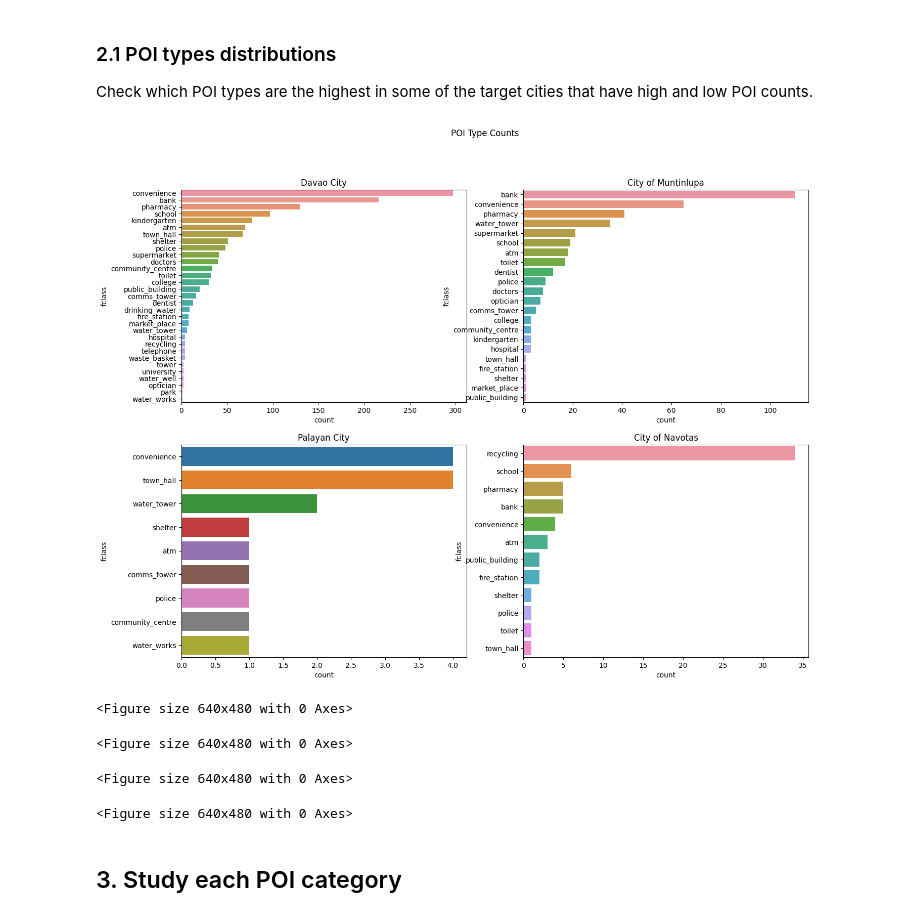
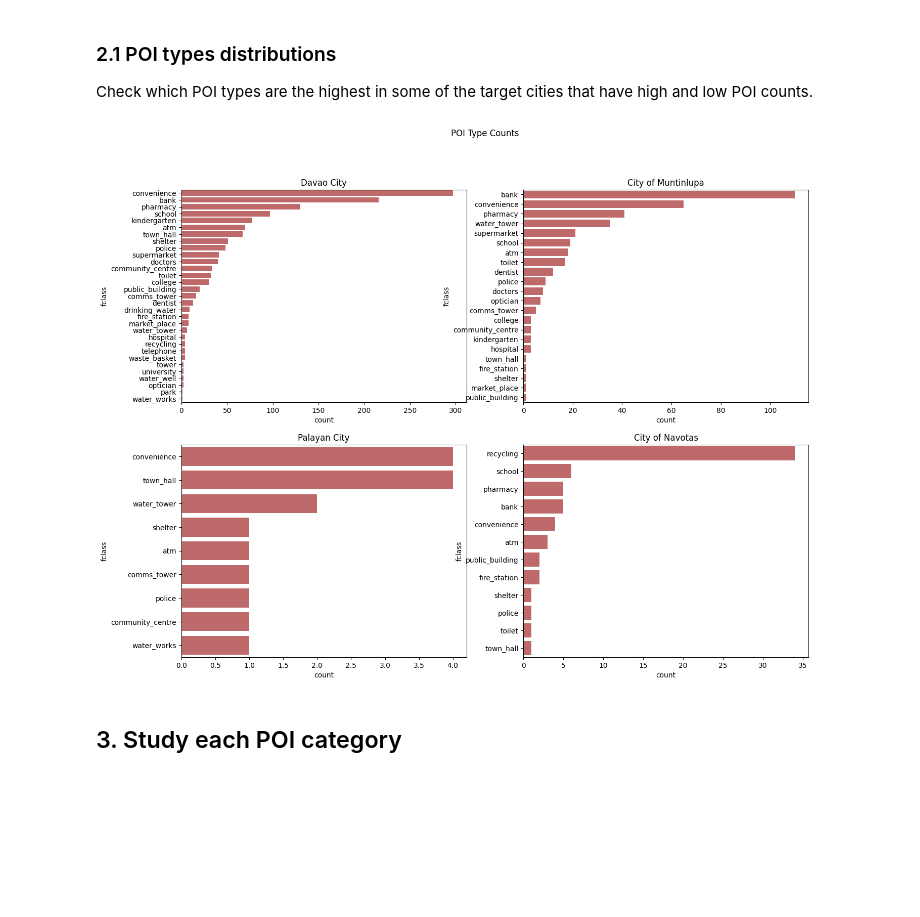
Before and after one commit to thinkingmachines/project-cchain, a Jupyter notebook: notebooks/tm/osm/02-assess-osm-2022.ipynb, the cells around one changed output. Saved outputs shown, nothing was run; the diff lists cells and outputs as text; code cells hidden in the pictures; blank space fills up the shorter version.

```diff
--- a/notebooks/tm/osm/02-assess-osm-2022.ipynb
+++ b/notebooks/tm/osm/02-assess-osm-2022.ipynb
@@ -88,6 +81,6 @@ len(POI_TYPES_NEEDED)
 ### Load AOIs and Generated SHP files
 # %%
 # Load the administrative boundaries for the 12 cities
-admin_bounds_gdf = gpd.read_file(ADMIN_FPATH / "renamed_target_admin_bounds.shp")
+admin_bounds_gdf = gpd.read_file(ADMIN_FPATH / "renamed_target_admin_bounds.gpkg")
 admin_bounds_gdf.head(2)
 # %% [output]
@@ -244,25 +237,20 @@ navotas_city = filtered_join[filtered_join["city_name"] == "City of Navotas"]
 # %%
 fig, axs = plt.subplots(2, 2, figsize=(16, 12))
 fig.suptitle("POI Type Counts")
 
 city_to_viz = [davao_city, munti_city, palayan_city, navotas_city]
 
 for city, ax in zip(city_to_viz, axs.flat):
-    plt.figure()
     sns.countplot(
         ax=ax,
         data=city,
         y="fclass",
         order=city["fclass"].value_counts().index,
+        color="indianred",
     )
     ax.set_title(city["city_name"].iloc[0])
-plt.show()
 # %% [output]
-[figure, old version]
+[figure, new version]
-<Figure size 640x480 with 0 Axes>
-<Figure size 640x480 with 0 Axes>
-<Figure size 640x480 with 0 Axes>
-<Figure size 640x480 with 0 Axes>
 # %% [markdown]
 ## 3. Study each POI category
 # %%
```
Also changed, not shown: parts of 18 cells of this notebook, 1 other file.
